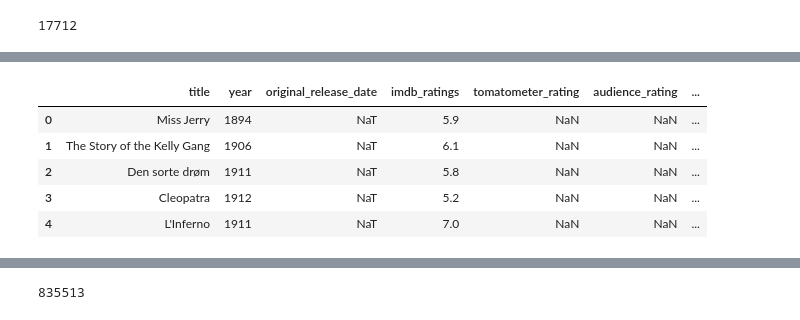
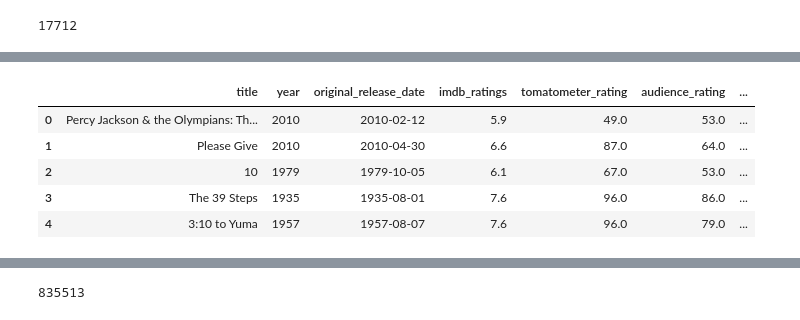
Before and after one commit to tnnixon/project2, a Jupyter notebook: Combined_Project2 _updated.ipynb, the cells around one changed output, grey strips where cells are left out. Cells and saved outputs as stored; diff of their text form; code cells hidden in the pictures.

Commit message:
Last Changes
combining Jennifer's code with merge

```diff
--- a/Combined_Project2 _updated.ipynb
+++ b/Combined_Project2 _updated.ipynb
@@ -288,0 +280,4 @@ merged_movies.head(20)
+# %%
+temp_imdb = IMDB_movies.drop(columns=['title'])
+temp_imdb = temp_imdb.rename(columns = {'original_title':'title'})
+temp_imdb.head()
@@ -288,0 +291,7 @@ merged_movies.head(20)
+# %%
+IMDB_movies['year'] = IMDB_movies['year'].astype(str)
+temp_imdb['year'] = temp_imdb['year'].astype(str)
+# %%
+m1 = pd.merge(rotten_tomatoes, temp_imdb, how='inner', on=['title','year'])
+m2 = pd.merge(rotten_tomatoes, IMDB_movies, how='inner', on=['title','year'])
+m3 = pd.concat([m1,m2]).drop_duplicates()
@@ -289,3 +308,5 @@ merged_movies.head(20)
+# %%
+merged_movies = m3
 # %%
 # see rows in IMDB_movies
 len(IMDB_movies)
@@ -304,11 +325,11 @@ len(merged_movies)
 # %%
 # see just the ratings of merged file
-Ratings = merged_movies[['title','year','original_release_date','imdb_ratings','tomatometer_rating','audience_rating','imdb_title_id']]
-Ratings.head()
+Ratings_DF = merged_movies[['title','year','original_release_date','imdb_ratings','tomatometer_rating','audience_rating','imdb_title_id']]
+Ratings_DF.head()
 # %% [output]
 |  | title | year | original_release_date | imdb_ratings | tomatometer_rating | audience_rating | ... |
-| 0 | Miss Jerry | 1894 | NaT | 5.9 | NaN | NaN | ... |
-| 1 | The Story of the Kelly Gang | 1906 | NaT | 6.1 | NaN | NaN | ... |
-| 2 | Den sorte drøm | 1911 | NaT | 5.8 | NaN | NaN | ... |
-| 3 | Cleopatra | 1912 | NaT | 5.2 | NaN | NaN | ... |
-| 4 | L'Inferno | 1911 | NaT | 7.0 | NaN | NaN | ... |
+| 0 | Percy Jackson & the Olympians: Th... | 2010 | 2010-02-12 | 5.9 | 49.0 | 53.0 | ... |
+| 1 | Please Give | 2010 | 2010-04-30 | 6.6 | 87.0 | 64.0 | ... |
+| 2 | 10 | 1979 | 1979-10-05 | 6.1 | 67.0 | 53.0 | ... |
+| 3 | The 39 Steps | 1935 | 1935-08-01 | 7.6 | 96.0 | 86.0 | ... |
+| 4 | 3:10 to Yuma | 1957 | 1957-08-07 | 7.6 | 96.0 | 79.0 | ... |
```
Also changed, not shown: parts of 14 cells of this notebook, 12 other files.
